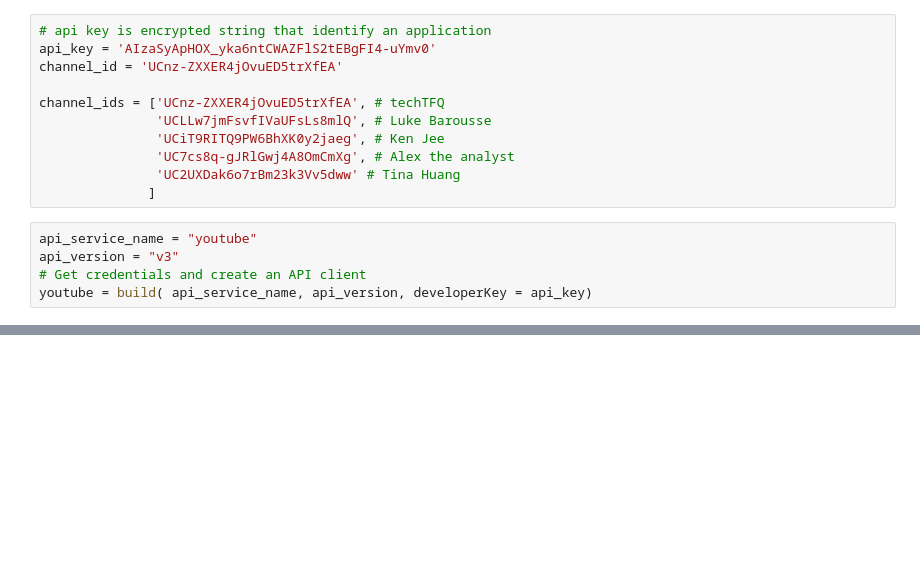
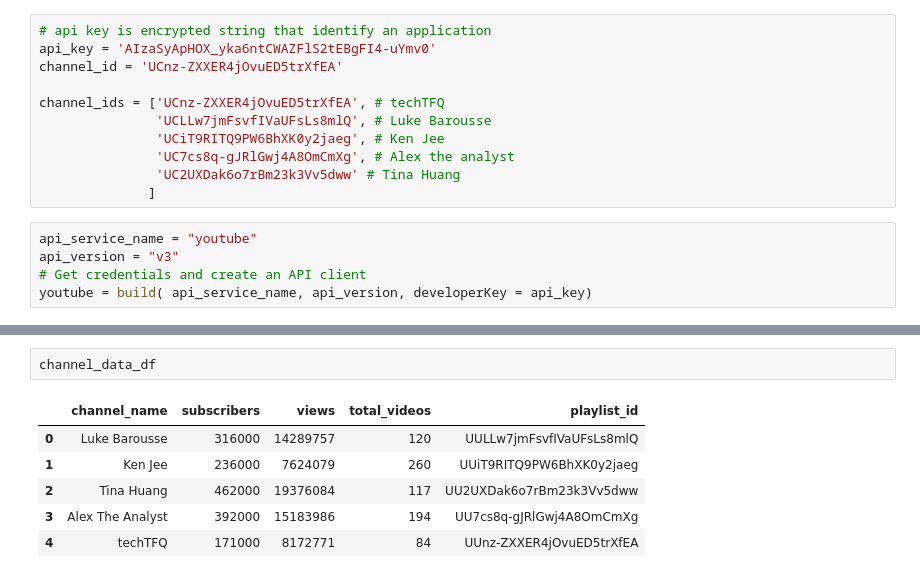
Before and after one commit to otkhwae/Youtube-API-For-Data-Analysis, a Jupyter notebook: Youtube API channels analysis.ipynb, the cells around one changed output, grey strips where cells are left out. Cells and saved outputs as stored; diff of their text form; blank space fills up the shorter version.

```diff
--- a/Youtube API channels analysis.ipynb
+++ b/Youtube API channels analysis.ipynb
@@ -102,0 +116,9 @@ sns.barplot(x= 'channel_name', y= 'subscribers', data= channel_data_df)
+# %%
+channel_data_df
+# %% [output]
+|  | channel_name | subscribers | views | total_videos | playlist_id |
+| 0 | Luke Barousse | 316000 | 14289757 | 120 | UULLw7jmFsvfIVaUFsLs8mlQ |
+| 1 | Ken Jee | 236000 | 7624079 | 260 | UUiT9RITQ9PW6BhXK0y2jaeg |
+| 2 | Tina Huang | 462000 | 19376084 | 117 | UU2UXDak6o7rBm23k3Vv5dww |
+| 3 | Alex The Analyst | 392000 | 15183986 | 194 | UU7cs8q-gJRlGwj4A8OmCmXg |
+| 4 | techTFQ | 171000 | 8172771 | 84 | UUnz-ZXXER4jOvuED5trXfEA |
```
Also changed, not shown: parts of 8 cells of this notebook.
